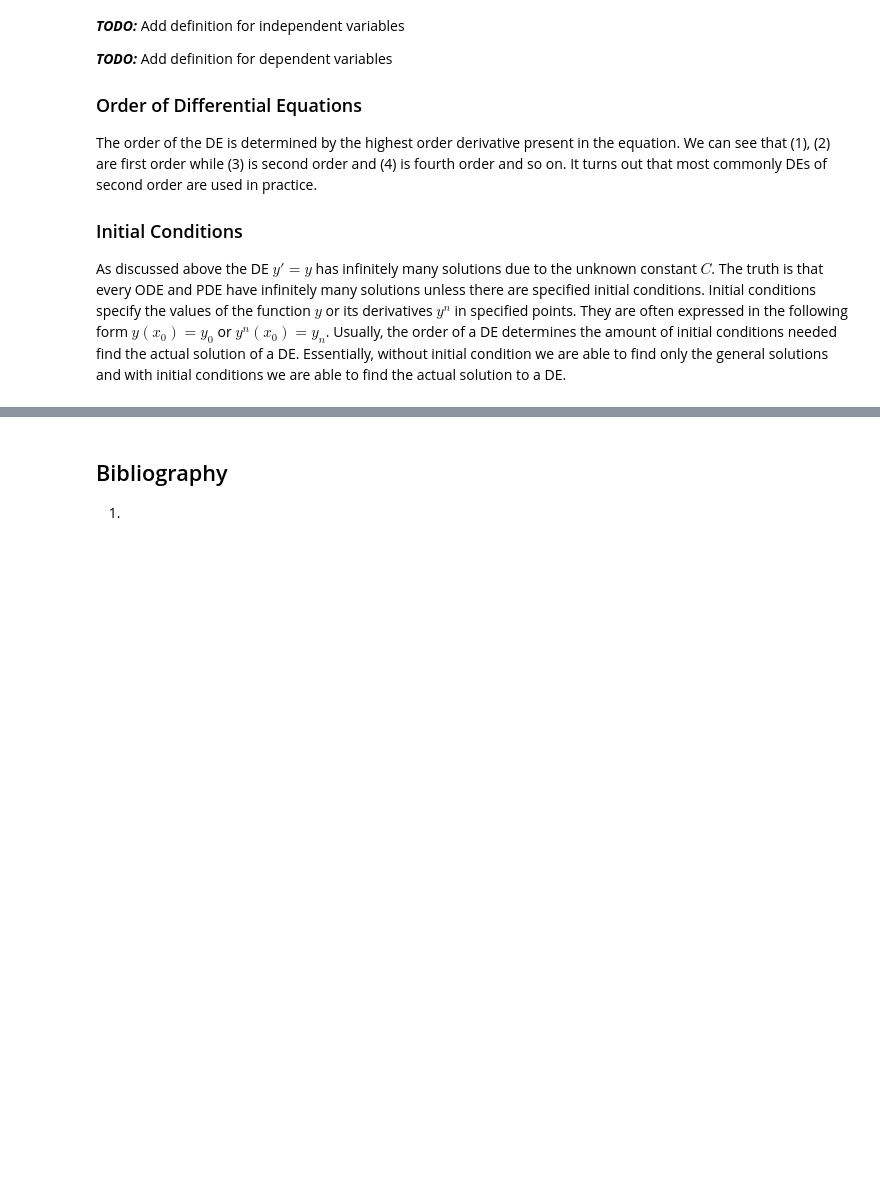
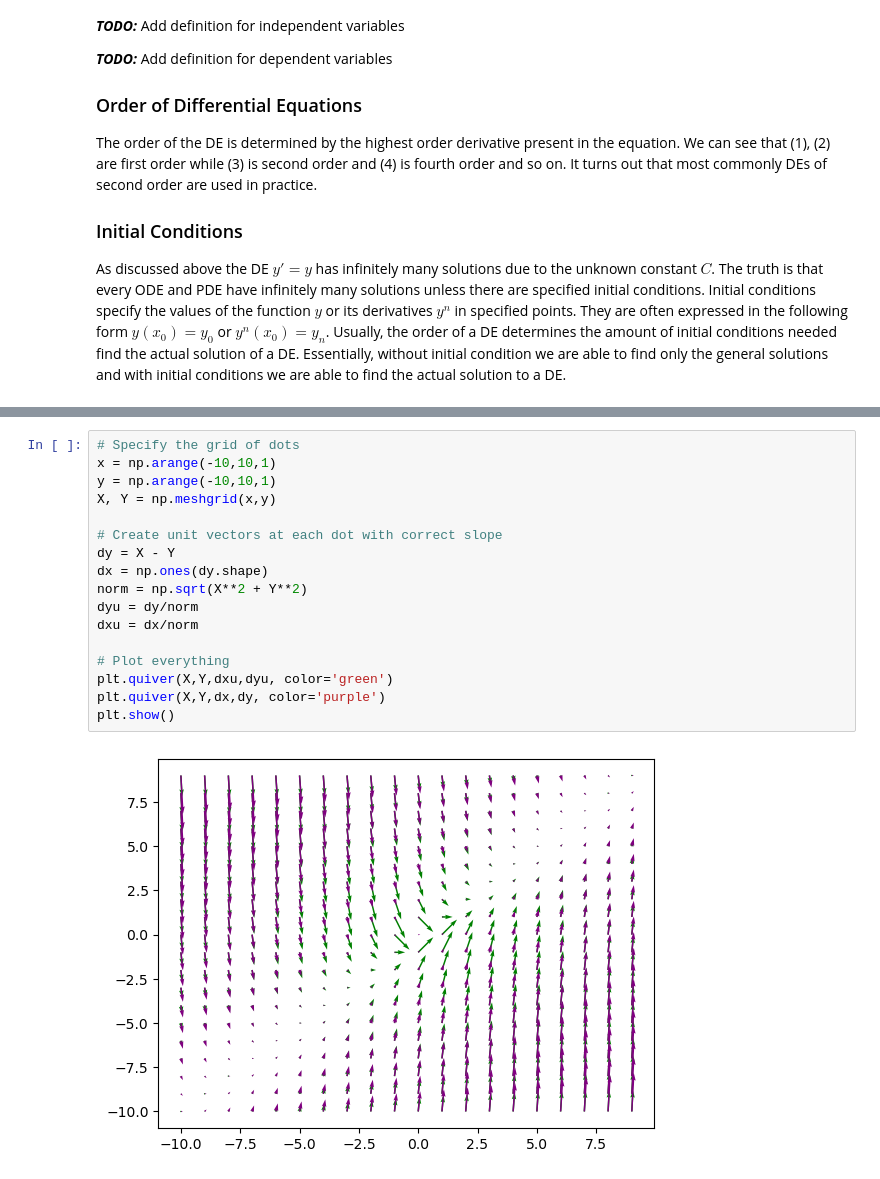
Before and after one commit to AlexanderTsoiGeorgiev/Differential-Equations, a Jupyter notebook: Differential Equations.ipynb, the cells around one changed output, grey strips where cells are left out. Saved outputs shown, nothing was run; the diff lists cells and outputs as text; blank space fills up the shorter version.

```diff
--- a/Differential Equations.ipynb
+++ b/Differential Equations.ipynb
@@ -123,3 +134,19 @@ $$ y = -9.8\frac{t^2}{2} + C_1t + C_2 $$
-# %% [markdown]
-## Bibliography
-1.
+# %%
+# Specify the grid of dots
+x = np.arange(-10,10,1)
+y = np.arange(-10,10,1)
+X, Y = np.meshgrid(x,y)
+
+# Create unit vectors at each dot with correct slope
+dy = X - Y
+dx = np.ones(dy.shape)
+norm = np.sqrt(X**2 + Y**2)
+dyu = dy/norm
+dxu = dx/norm
+
+# Plot everything
+plt.quiver(X,Y,dxu,dyu, color='green')
+plt.quiver(X,Y,dx,dy, color='purple')
+plt.show()
+# %% [output]
+[figure, added]
```
Also changed, not shown: parts of 7 cells of this notebook.
